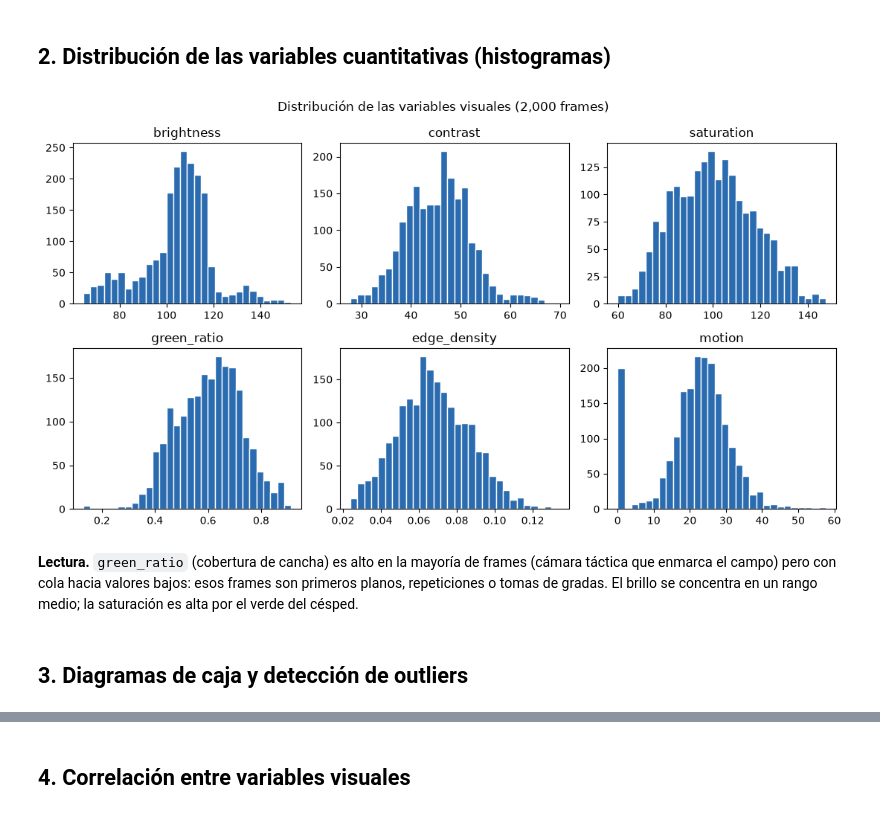
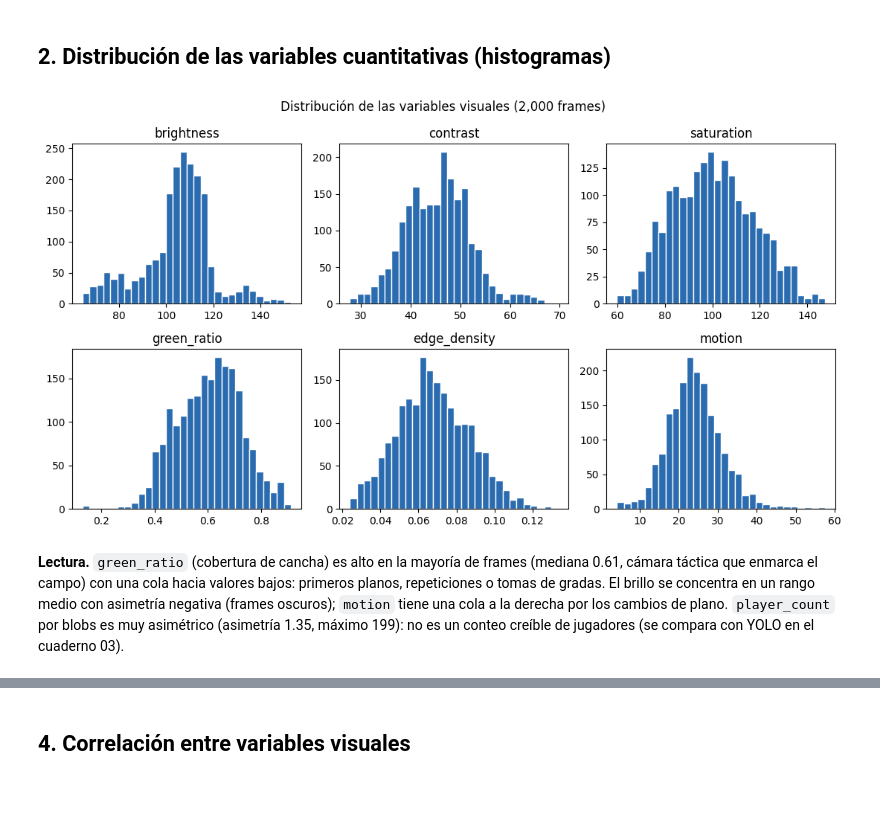
Before and after one commit to nicoCT04/Proyecto2-DataScience, a Jupyter notebook: notebooks/02_eda_visual_frames.ipynb, the cells around one changed output, grey strips where cells are left out. Cells and saved outputs as stored; diff of their text form; code cells hidden in the pictures.

```diff
--- a/notebooks/02_eda_visual_frames.ipynb
+++ b/notebooks/02_eda_visual_frames.ipynb
@@ -53,0 +52,9 @@ df[num].describe().round(3)
+# %%
+print('Frames con motion == 0:', int((df.motion == 0).sum()),
+      '| todos en frame_pos 0:', bool((df[df.motion == 0].frame_pos == 0).all()))
+df.loc[df.motion == 0, 'motion'] = np.nan
+
+num = ['brightness','contrast','saturation','green_ratio','edge_density','motion','player_count']
+resumen = df[num].describe().T
+resumen['asimetría'] = df[num].skew()
+resumen.round(3)
@@ -55,17 +72,18 @@ df[num].describe().round(3)
 ## 2. Distribución de las variables cuantitativas (histogramas)
 # %%
 fig, axs = plt.subplots(2, 3, figsize=(11, 6))
-for ax, c in zip(axs.ravel(), ['brightness','contrast','saturation','green_ratio','edge_density','motion']):
-    ax.hist(df[c], bins=30, color='#2b6cb0', edgecolor='white')
-    ax.set_title(c)
+for ax, col in zip(axs.ravel(), ['brightness','contrast','saturation','green_ratio','edge_density','motion']):
+    ax.hist(df[col].dropna(), bins=30, color='#2b6cb0', edgecolor='white')
+    ax.set_title(col)
 fig.suptitle('Distribución de las variables visuales (2,000 frames)')
 fig.tight_layout(); fig.savefig('../outputs/08_feature_histograms.png'); plt.show()
 # %% [output]
-[figure, old version]
+[figure, new version]
 # %% [markdown]
 **Lectura.** `green_ratio` (cobertura de cancha) es alto en la mayoría de frames
-(cámara táctica que enmarca el campo) pero con cola hacia valores bajos: esos frames
-son primeros planos, repeticiones o tomas de gradas. El brillo se concentra en un
-rango medio; la saturación es alta por el verde del césped.
+(mediana 0.61, cámara táctica que enmarca el campo) con una cola hacia valores bajos:
+primeros planos, repeticiones o tomas de gradas. El brillo se concentra en un rango
+medio con asimetría negativa (frames oscuros); `motion` tiene una cola a la derecha
+por los cambios de plano. `player_count` por blobs es muy asimétrico (asimetría 1.35,
+máximo 199): no es un conteo creíble de jugadores (se compara con YOLO en el
+cuaderno 03).
-# %% [markdown]
-## 3. Diagramas de caja y detección de outliers
```
Also changed, not shown: parts of 20 cells of this notebook, 5 other files.
